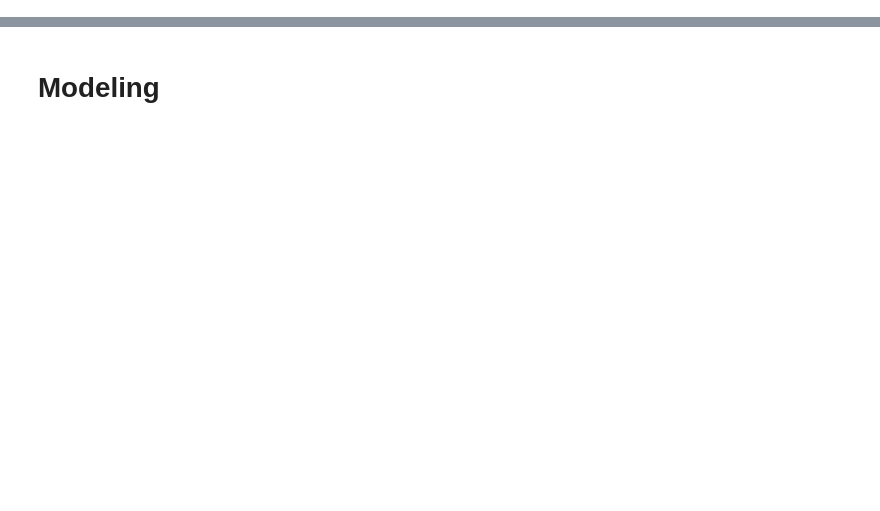
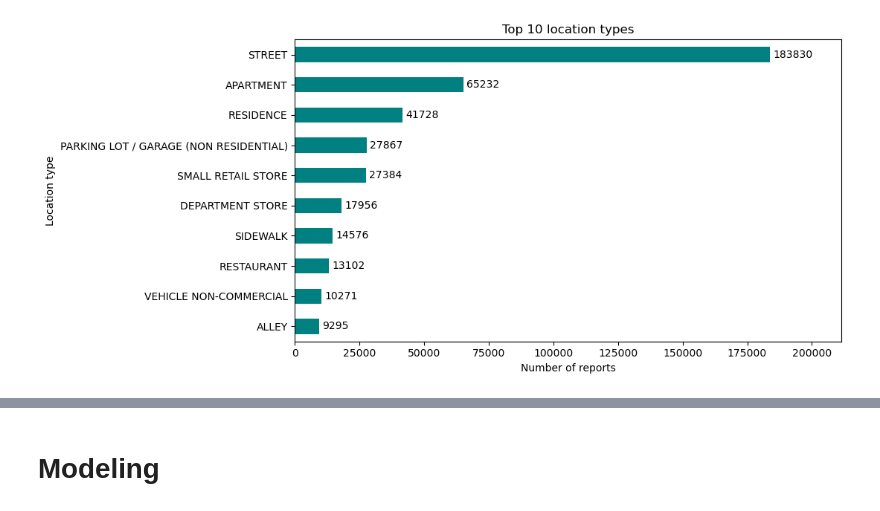
Before and after one commit to BenMiller0/CSE158_Assignment2, a Jupyter notebook: workbook.ipynb, the cells around one changed output, grey strips where cells are left out. Saved outputs shown, nothing was run; the diff lists cells and outputs as text; code cells hidden in the pictures; blank space fills up the shorter version.

```diff
--- a/workbook.ipynb
+++ b/workbook.ipynb
@@ -31,0 +49,11 @@ Matching crime rows: 51,024
+# %%
+# Distribution of locations
+top_locations = df["location_description"].value_counts().head(10).sort_values()
+ax = top_locations.plot.barh(figsize=(11, 5), color="teal")
+ax.set(title="Top 10 location types", xlabel="Number of reports", ylabel="Location type")
+ax.bar_label(ax.containers[0], padding=3)
+ax.margins(x=0.15)
+plt.tight_layout()
+plt.show()
+# %% [output]
+[figure, added]
```
Also changed, not shown: parts of 12 cells of this notebook, 1 other file.
